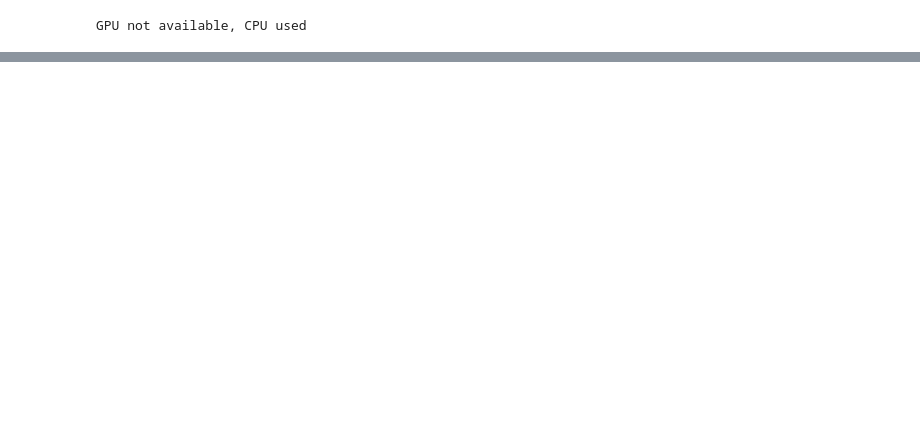
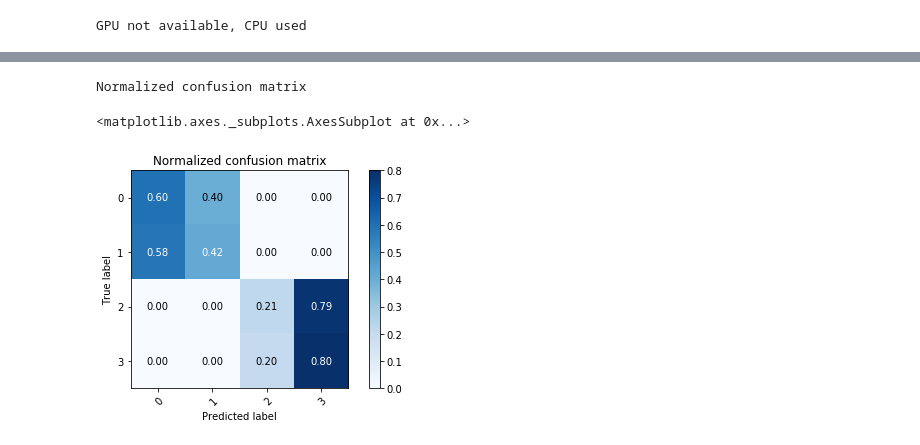
Before and after one commit to PosoSAgapo/NER-with-EEG-and-ET, a Jupyter notebook: task_prediction.ipynb, the cells around one changed output, grey strips where cells are left out. Saved outputs shown, nothing was run; the diff lists cells and outputs as text; code cells hidden in the pictures; blank space fills up the shorter version.

```diff
--- a/task_prediction.ipynb
+++ b/task_prediction.ipynb
@@ -331,0 +378,6 @@ Normalized confusion matrix
+# %%
+plot_confusion_matrix(y_true, y_hat, classes = np.unique(y_true), normalize = True)
+# %% [output]
+Normalized confusion matrix
+<matplotlib.axes._subplots.AxesSubplot at 0x...>
+[figure, added]
```
Also changed, not shown: parts of 54 cells of this notebook, 2 other files.
